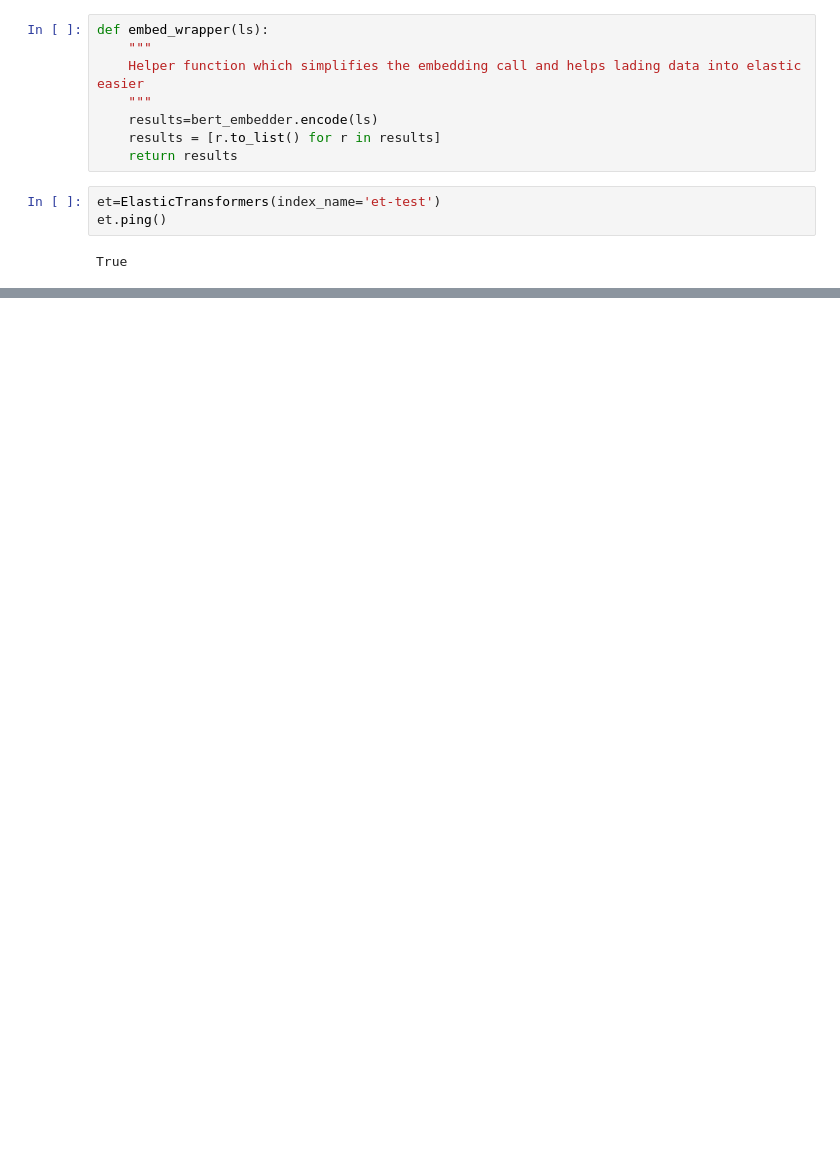
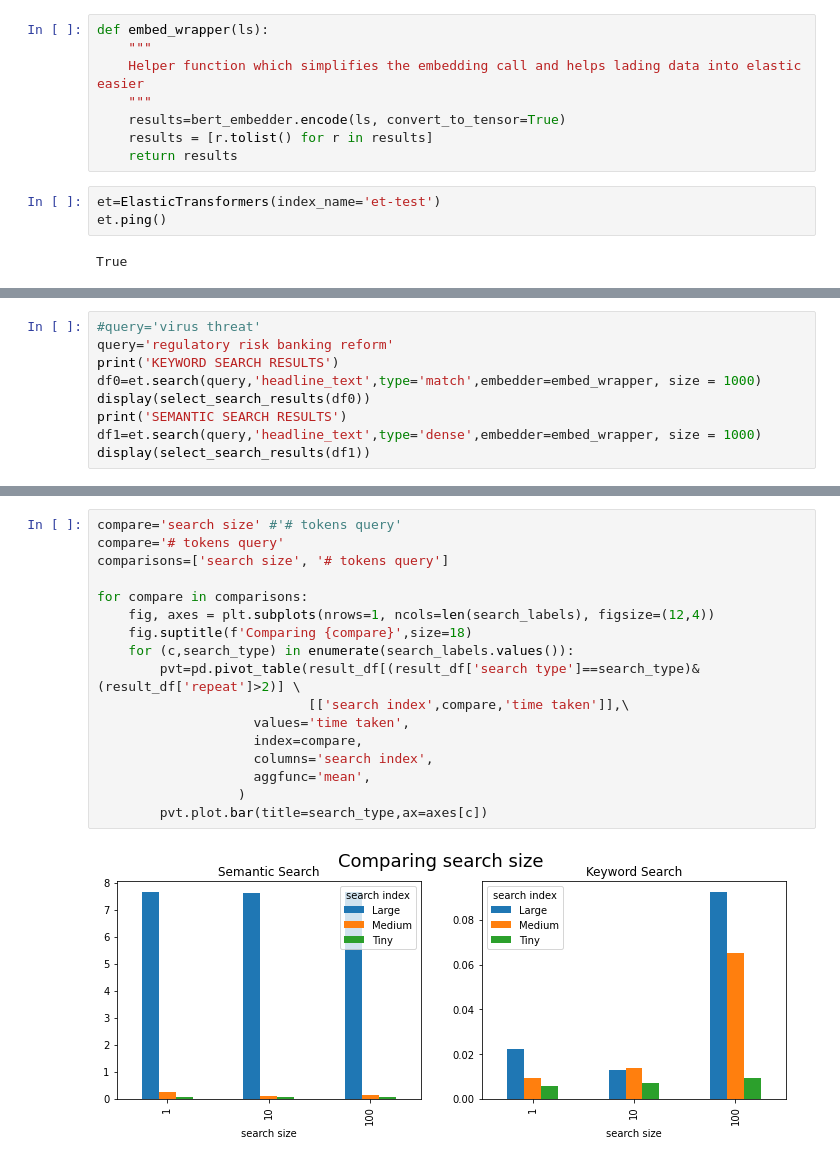
Before and after one commit to md-experiments/elastic_transformers, a Jupyter notebook: notebooks/Searching_with_ElasticTransformers.ipynb, the cells around one changed output, grey strips where cells are left out. Saved outputs shown, nothing was run; the diff lists cells and outputs as text; blank space fills up the shorter version.

```diff
--- a/notebooks/Searching_with_ElasticTransformers.ipynb
+++ b/notebooks/Searching_with_ElasticTransformers.ipynb
@@ -14,8 +23,8 @@ def embed_wrapper(ls):
     """
     Helper function which simplifies the embedding call and helps lading data into elastic easier
     """
-    results=bert_embedder.encode(ls)
-    results = [r.to_list() for r in results]
+    results=bert_embedder.encode(ls, convert_to_tensor=True)
+    results = [r.tolist() for r in results]
     return results
 # %%
 et=ElasticTransformers(index_name='et-test')
@@ -97,0 +82,9 @@ df.shape
+# %%
+#query='virus threat'
+query='regulatory risk banking reform'
+print('KEYWORD SEARCH RESULTS')
+df0=et.search(query,'headline_text',type='match',embedder=embed_wrapper, size = 1000)
+display(select_search_results(df0))
+print('SEMANTIC SEARCH RESULTS')
+df1=et.search(query,'headline_text',type='dense',embedder=embed_wrapper, size = 1000)
+display(select_search_results(df1))
@@ -97,0 +157,19 @@ df.shape
+# %%
+compare='search size' #'# tokens query'
+compare='# tokens query'
+comparisons=['search size', '# tokens query']
+
+for compare in comparisons:
+    fig, axes = plt.subplots(nrows=1, ncols=len(search_labels), figsize=(12,4))
+    fig.suptitle(f'Comparing {compare}',size=18)
+    for (c,search_type) in enumerate(search_labels.values()):
+        pvt=pd.pivot_table(result_df[(result_df['search type']==search_type)&(result_df['repeat']>2)] \
+                           [['search index',compare,'time taken']],\
+                    values='time taken',
+                    index=compare,
+                    columns='search index',
+                    aggfunc='mean',
+                  )
+        pvt.plot.bar(title=search_type,ax=axes[c])
+# %% [output]
+[figure, added]
```
Also changed, not shown: parts of 22 cells of this notebook, 4 other files.
